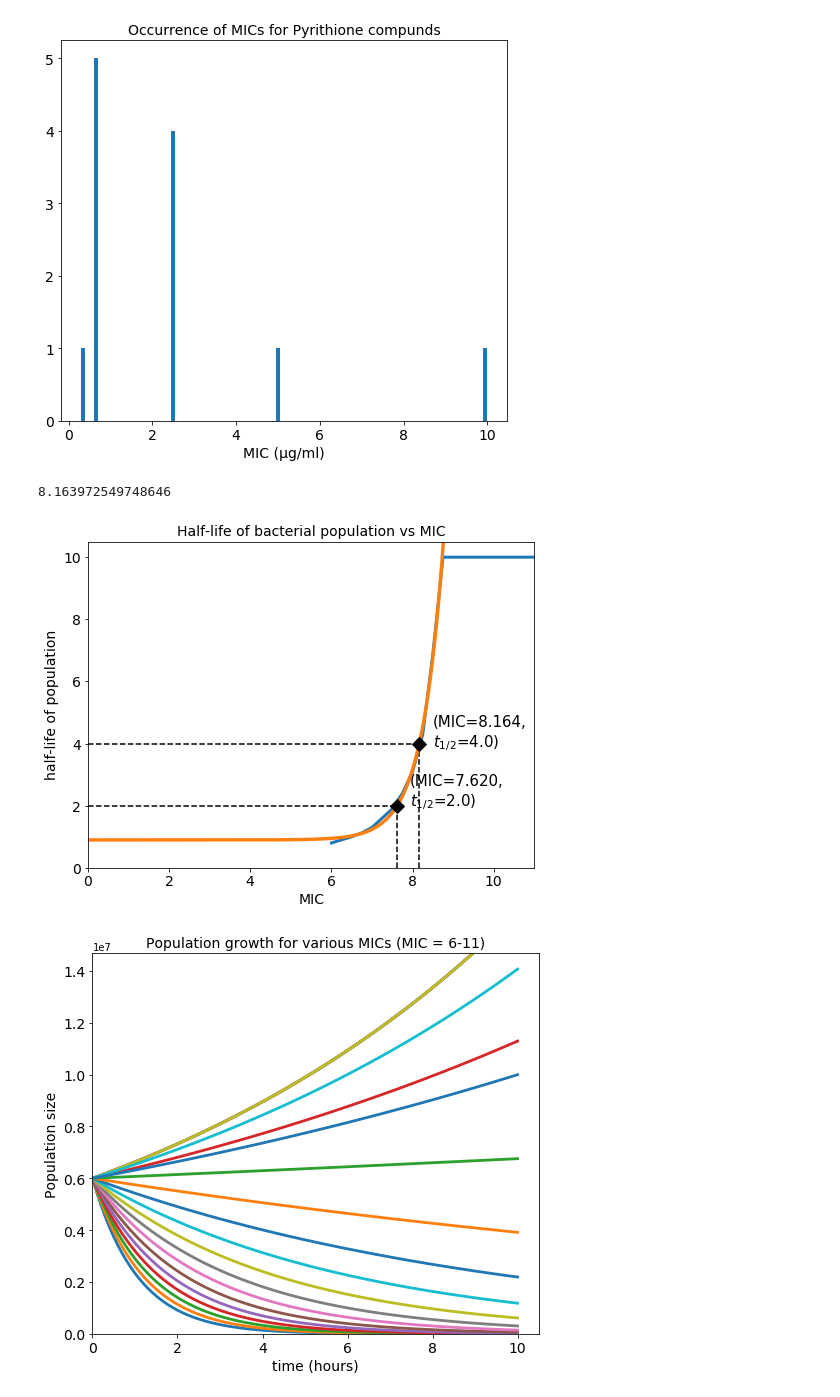
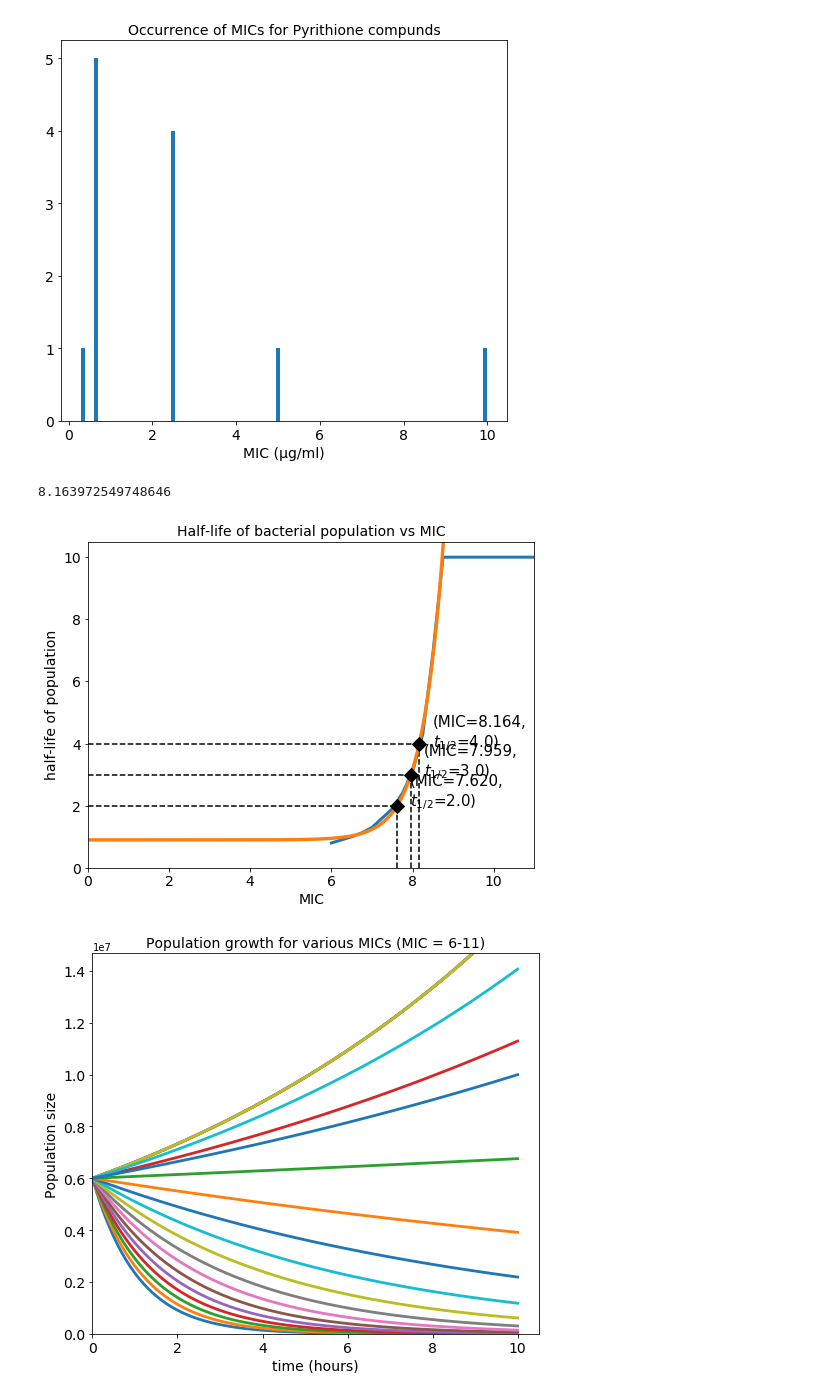
Before and after one commit to patricksinclair/Pyrithione_Analysis, a Jupyter notebook: Testing_phase/PyrithionePlotter.ipynb, the cells around one changed output. Cells and saved outputs as stored; diff of their text form; code cells hidden in the pictures.

```diff
--- a/Testing_phase/PyrithionePlotter.ipynb
+++ b/Testing_phase/PyrithionePlotter.ipynb
@@ -187,6 +190,7 @@ def plotHalfLifesOfMICs(filename):
 
     target_halfLife = 4.# the timeframe in hours desired for the population to decrease by half
     target_halfLife2 = 2.
+    target_halfLife3 = 3.
 
     def fit_func(x, a, b, c):
         return b*np.exp(a*x) + c
@@ -223,6 +227,7 @@ def plotHalfLifesOfMICs(filename):
 
     target_MIC = getTargetMIC(target_halfLife)
     target_MIC2 = getTargetMIC(target_halfLife2)
+    target_MIC3 = getTargetMIC(target_halfLife3)
     print(target_MIC)
 
     x_vals = np.linspace(0., 12, 400)
@@ -231,6 +236,7 @@ def plotHalfLifesOfMICs(filename):
     plt.figure(figsize=(8,6))
     plt.plot(MIC_vals, half_life_lists, linewidth=3) #recorded data
     plt.plot(x_vals, fitted_hls, linewidth=3.4) #fitted curve
+
 
     plt.plot(target_MIC, target_halfLife, marker='D', markersize=10, color='black') #plot desired MIC for specificied half-life
     plt.vlines(target_MIC, 0, target_halfLife, linestyle="dashed")
@@ -239,34 +245,40 @@ def plotHalfLifesOfMICs(filename):
     plt.text(target_MIC*1.04, target_halfLife *0.96, "(MIC="+targMIC_string+",\n$t_{1/2}$="+str(target_halfLife)+")", fontsize=15)
 
     plt.plot(target_MIC2, target_halfLife2, marker='D', markersize=10, color='black') #plot desired MIC for specificied half-life
     plt.vlines(target_MIC2, 0, target_halfLife2, linestyle="dashed")
     plt.hlines(target_halfLife2, 0, target_MIC2, linestyle="dashed")
     targMIC_string2 = "{:.3f}".format(target_MIC2)
     plt.text(target_MIC2*1.04, target_halfLife2*0.96, "(MIC="+targMIC_string2+",\n$t_{1/2}$="+str(target_halfLife2)+")", fontsize=15)
+
+    plt.plot(target_MIC3, target_halfLife3, marker='D', markersize=10, color='black') #plot desired MIC for specificied half-life
+    plt.vlines(target_MIC3, 0, target_halfLife3, linestyle="dashed")
+    plt.hlines(target_halfLife3, 0, target_MIC3, linestyle="dashed")
+    targMIC_string3 = "{:.3f}".format(target_MIC3)
+    plt.text(target_MIC3*1.04, target_halfLife3*0.96, "(MIC="+targMIC_string3+",\n$t_{1/2}$="+str(target_halfLife3)+")", fontsize=15)
 
     font_size=14
     plt.title('Half-life of bacterial population vs MIC', fontsize=font_size)
     plt.xlabel('MIC', fontsize=font_size)
     plt.ylabel('half-life of population', fontsize=font_size)
 
     plt.tick_params(labelsize=14)
     plt.xlim(0,11.)
     plt.ylim(0,1.05*max(times))
     plt.savefig('halfLife_vs_MIC.png')
     plt.show()
 
 
 
 
 
 #plotHalfLifesOfMICs('Pyrithione_MICVarying_c=10.0.txt')
 #plotMultipleMICCurves('Pyrithione_MICVarying_c=10.0.txt')
 
 plotHalfLifesOfMICs('Pyrithione_MICVarying_c=10.0-extended.txt')
 plotMultipleMICCurves('Pyrithione_MICVarying_c=10.0-extended.txt')
 # %% [output]
 8.163972549748646
-[figure, old version]
+[figure, new version]
 [figure]
 # %%
 def histogramLogNorms(filename):
```
Also changed, not shown: parts of 7 cells of this notebook, 23 other files.
